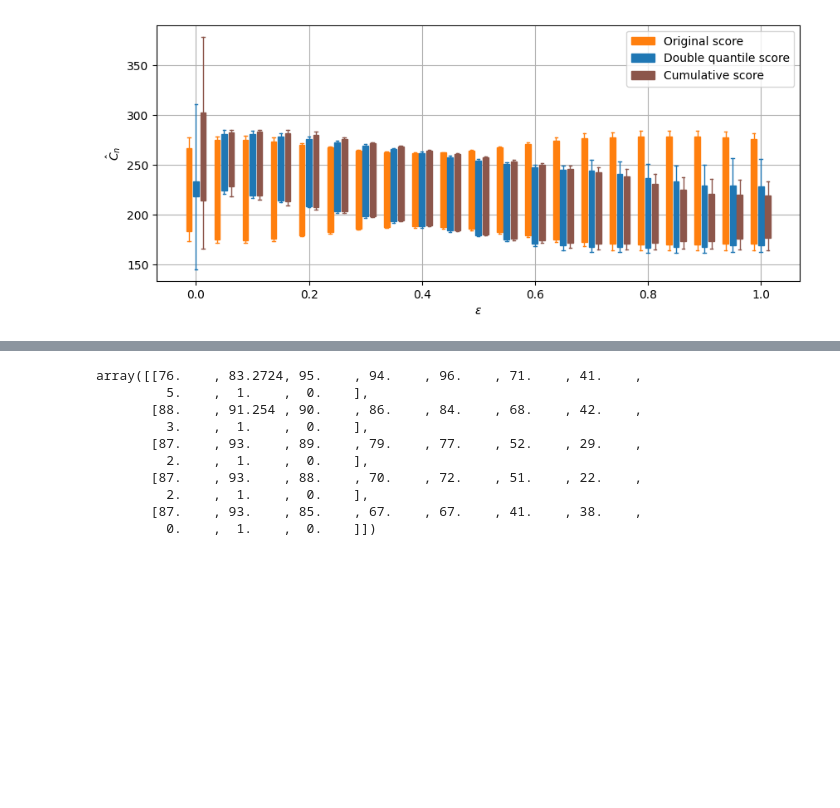
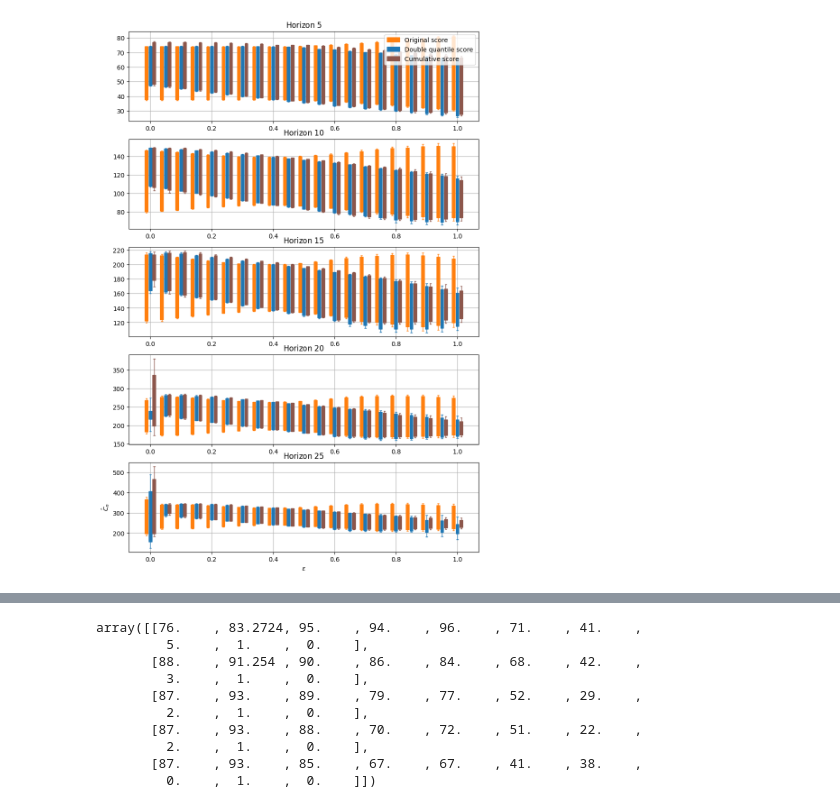
Before and after one commit to danielefoffano/Conformal_OPE_MDP, a Jupyter notebook: make_plots.ipynb, the cells around one changed output, grey strips where cells are left out. Saved outputs shown, nothing was run; the diff lists cells and outputs as text; code cells hidden in the pictures; blank space fills up the shorter version.

Commit message:
add plots

```diff
--- a/make_plots.ipynb
+++ b/make_plots.ipynb
@@ -18,7 +18,7 @@ def compute_CE(mu, std, N: int, c = 0.95):
     return c * std/ np.sqrt(N)
 # %%
 METHODS = ['empirical']#, 'gradient']
-HORIZONS = [20]#5, 10, 15, 20, 25]
+HORIZONS = [5, 10, 15, 20, 25]
 epsilons = np.linspace(0, 1, 21)
 scores_names = []
 data = {}
@@ -32,17 +32,15 @@ for method in METHODS:
             data[method][horizon][file_id] = pd.read_csv('./' + file)
 # %%
 
-def compute_mean_std(key: str):
+def compute_mean_std(key: str, method: str, horizon: int):
     mu = []
     std = []
     n = 0
-    for method in METHODS:
-        for horizon in HORIZONS:
-            data_m_h = data[method][horizon]
-            for id_run in data_m_h:
-                n += 1
-                mu.append(data_m_h[id_run][f'avg_{key}'].to_numpy())
-                std.append(data_m_h[id_run][f'std_{key}'].to_numpy())
+    data_m_h = data[method][horizon]
+    for id_run in data_m_h:
+        n += 1
+        mu.append(data_m_h[id_run][f'avg_{key}'].to_numpy())
+        std.append(data_m_h[id_run][f'std_{key}'].to_numpy())
 
     mu = np.array(mu)
     std = np.array(std)
@@ -65,61 +63,63 @@ keys = {
         'color': 'tab:brown'
     }
 
 }
      # if id > 0:
         #     plt.plot(epsilons, mu_lower_original)
         # else:
         #     plt.plot(epsilons, mu_lower_original, label = name)
         # plt.fill_between(
         #     epsilons,
         #     mu_lower_original - ce_lower_original,
         #     mu_lower_original + ce_lower_original, alpha=0.2)
 
-fig, ax = plt.subplots(figsize=(10,4))
+fig, ax = plt.subplots(len(HORIZONS), figsize=(10,15))
 
 bps = []
 labels= []
-for name_id, name in enumerate(keys):
-    mu_lower_original, std_lower_original, n_lower_original = compute_mean_std(keys[name]['lower'])
-    ce_lower_original = compute_CE(mu_lower_original, std_lower_original, n_lower_original)
+for hid, horizon in enumerate(HORIZONS):
+    for name_id, name in enumerate(keys):
+        mu_lower_original, std_lower_original, n_lower_original = compute_mean_std(keys[name]['lower'], 'empirical', horizon)
+        ce_lower_original = compute_CE(mu_lower_original, std_lower_original, n_lower_original)
 
-    mu_upper_original, std_upper_original, n_upper_original = compute_mean_std(keys[name]['upper'])
-    ce_upper_original = compute_CE(mu_upper_original, std_upper_original, n_upper_original)
+        mu_upper_original, std_upper_original, n_upper_original = compute_mean_std(keys[name]['upper'], 'empirical', horizon)
+        ce_upper_original = compute_CE(mu_upper_original, std_upper_original, n_upper_original)
 
 
-    median = (mu_upper_original + mu_lower_original)/2
+        median = (mu_upper_original + mu_lower_original)/2
 
-    boxes = [
-        {
-            'label' : name,
-            'whislo': mu_lower_original[id] - ce_lower_original[id],    # Bottom whisker position
-            'q1'    : mu_lower_original[id],    # First quartile (25th percentile)
-            'med'   : median[id],    # Median         (50th percentile)
-            'q3'    : mu_upper_original[id],    # Third quartile (75th percentile)
-            'whishi': mu_upper_original[id] + ce_upper_original[id],    # Top whisker position
-            'fliers': []        # Outliers
-        }
-        for id in range(len(epsilons))
-    ]
-    offset = -0.0125 + 0.0125 * name_id
-    bp = ax.bxp(boxes, epsilons + offset, widths=0.01, showfliers=False, patch_artist=True, manage_ticks=False, showmeans=False)
+        boxes = [
+            {
+                'label' : name,
+                'whislo': mu_lower_original[id] - ce_lower_original[id],    # Bottom whisker position
+                'q1'    : mu_lower_original[id],    # First quartile (25th percentile)
+                'med'   : median[id],    # Median         (50th percentile)
+                'q3'    : mu_upper_original[id],    # Third quartile (75th percentile)
+                'whishi': mu_upper_original[id] + ce_upper_original[id],    # Top whisker position
+                'fliers': []        # Outliers
+            }
+            for id in range(len(epsilons))
+        ]
+        offset = -0.0125 + 0.0125 * name_id
+        bp = ax[hid].bxp(boxes, epsilons + offset, widths=0.01, showfliers=False, patch_artist=True, manage_ticks=False, showmeans=False)
 
-    bps.append(bp)
-    labels.append(name)
-    for element in ['boxes', 'whiskers', 'fliers', 'caps']:
-        plt.setp(bp[element], color=keys[name]['color'])
+        if horizon == 5:
+            bps.append(bp)
+            labels.append(name)
+        for element in ['boxes', 'whiskers', 'fliers', 'caps']:
+            plt.setp(bp[element], color=keys[name]['color'])
 
-    plt.setp(bp['medians'], linewidth=0)
+        plt.setp(bp['medians'], linewidth=0)
+        ax[hid].grid()
+        ax[hid].set_title(f'Horizon ${horizon}$')
 
     #ax.set_xticks(epsilons)
 
-ax.legend([bp["boxes"][0] for bp in bps], labels, loc='upper right')
+ax[0].legend([bp["boxes"][0] for bp in bps], labels, loc='upper right')
 
-
-
-plt.grid()
 plt.xlabel(r'$\varepsilon$')
 plt.ylabel(r'$\hat C_n$')
 plt.show()
+plt.savefig('figures/inventory/confidence_intervals.pdf')
 # %% [output]
-[figure, old version]
+[figure, new version]
```
Also changed, not shown: parts of 6 cells of this notebook, 3 other files.
